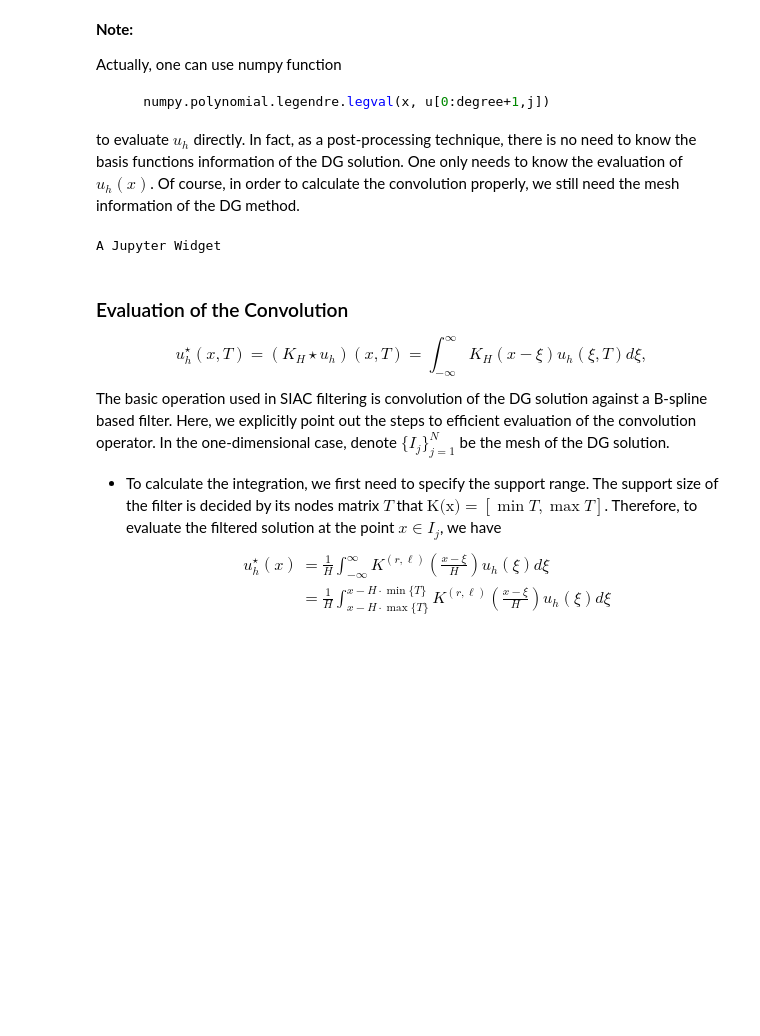
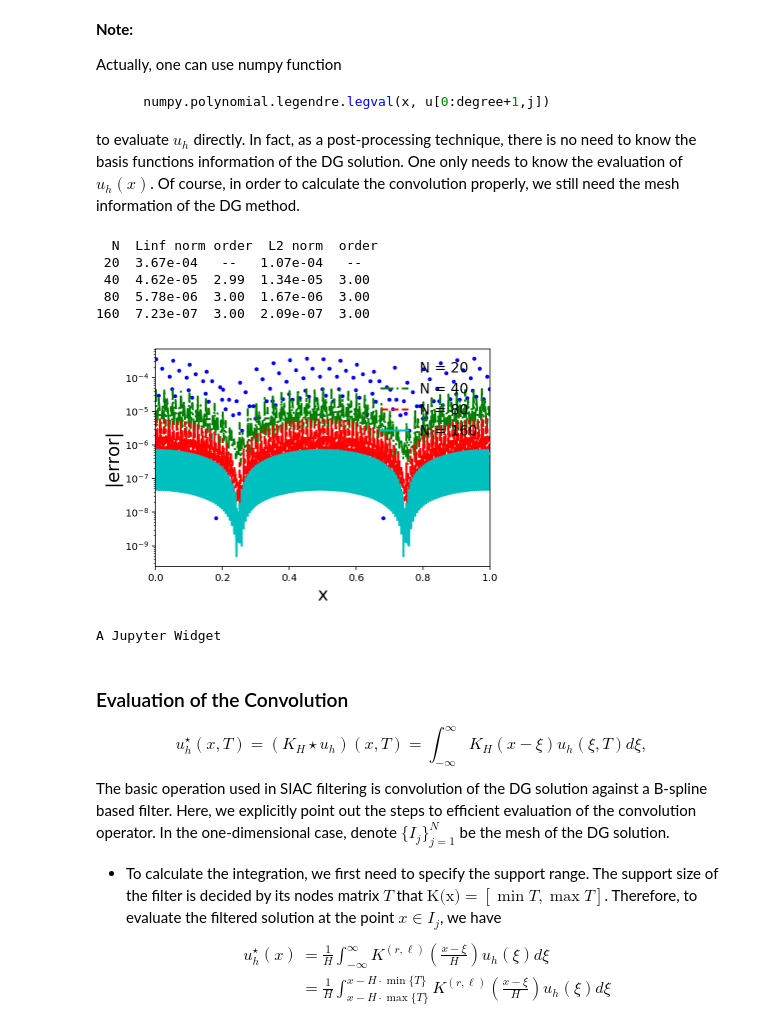
Before and after one commit to xiaozhouli/Jupyter, a Jupyter notebook: Tutorial_of_Filtering/SIAC_Filtering.ipynb, the cells around one changed output. Drawn from its saved outputs; the diff is of its cells as text; code cells hidden in the pictures; blank space fills up the shorter version.

```diff
--- a/Tutorial_of_Filtering/SIAC_Filtering.ipynb
+++ b/Tutorial_of_Filtering/SIAC_Filtering.ipynb
@@ -367,35 +378,42 @@ def DG_order(number_coarse, degree):
         N = number_coarse*2**(ii)
         u = Input_DG(N, degree)
         x = np.linspace(0, 1, N+1)
         dx = np.diff(x)
         ## plotting
         plot_x = np.empty(N*Gpn); plot_y = np.empty(N*Gpn)
 
         for j in range(N):
             for m in range(Gpn):
                 xj = (x[j+1]+x[j])/2 + dx[j]*xg[m]/2
                 #uh = u_DG(xg[m], point_location(xj,x), u)
                 uh = u_DG(xg[m], j, u)
                 err = np.abs(np.sin(2*np.pi*xj)-uh)
                 err2[ii] += 0.5*dx[j]*wg[m]*err**2
                 erri[ii] = max(erri[ii], err)
 
                 plot_x[j*Gpn+m] = xj; plot_y[j*Gpn+m] = err
         err2[ii] = np.sqrt(err2[ii]/1.)
         plt.plot(plot_x, plot_y, style[ii],linewidth=2.0, label="N = " + str(N))
     print_OrderTable(number_coarse, erri, err2)
 
     plt.yscale('log')
     ax = plt.legend(fontsize=14); ax.draw_frame(False)
     plt.xlim(0, 1); #plt.ylim(1.e-6,1.e0)
     plt.xlabel('x',fontsize=18); plt.ylabel('|error|',fontsize=18)
     plt.show()
 
-#DG_order(20, 3)
+# to show on nbviewer online, comment out for running on a real server
+DG_order(20, 2)
 w = interactive(DG_order, number_coarse=fixed(20), degree=widgets.IntSlider(min=1,max=4,value=2))
 display(w)
 # %% [output]
-A Jupyter Widget
+  N  Linf norm order  L2 norm  order
+ 20  3.67e-04   --   1.07e-04   --
+ 40  4.62e-05  2.99  1.34e-05  3.00
+ 80  5.78e-06  3.00  1.67e-06  3.00
+160  7.23e-07  3.00  2.09e-07  3.00
+[figure, added]
+A Jupyter Widget
 # %% [markdown]
 ### Evaluation of the Convolution
 $$ u_h^{\star}(x, T) = (K_H\star u_h)(x, T) = \int_{-\infty}^{\infty}K_H(x - \xi)u_h(\xi, T) d\xi, $$
```
Also changed, not shown: parts of 5 cells of this notebook.
